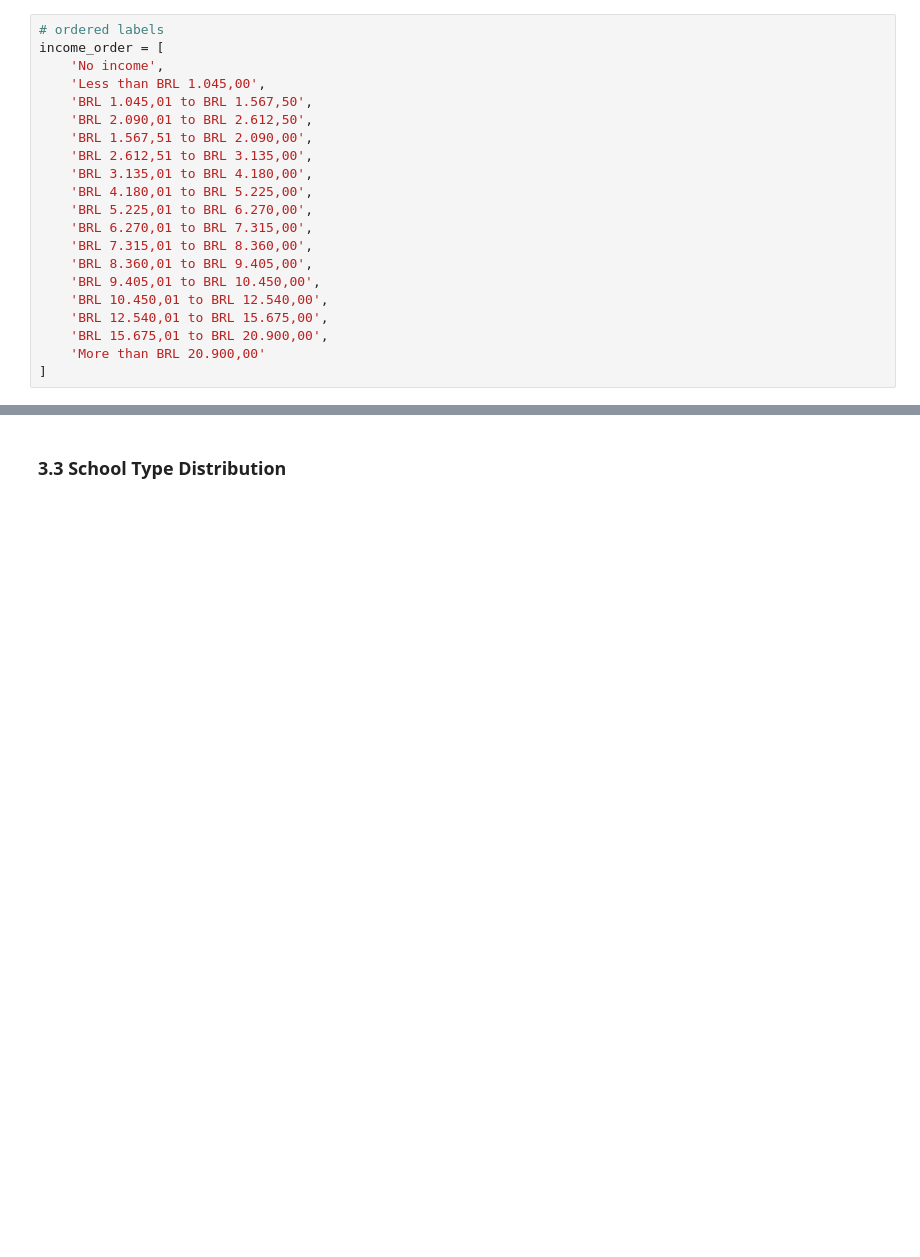
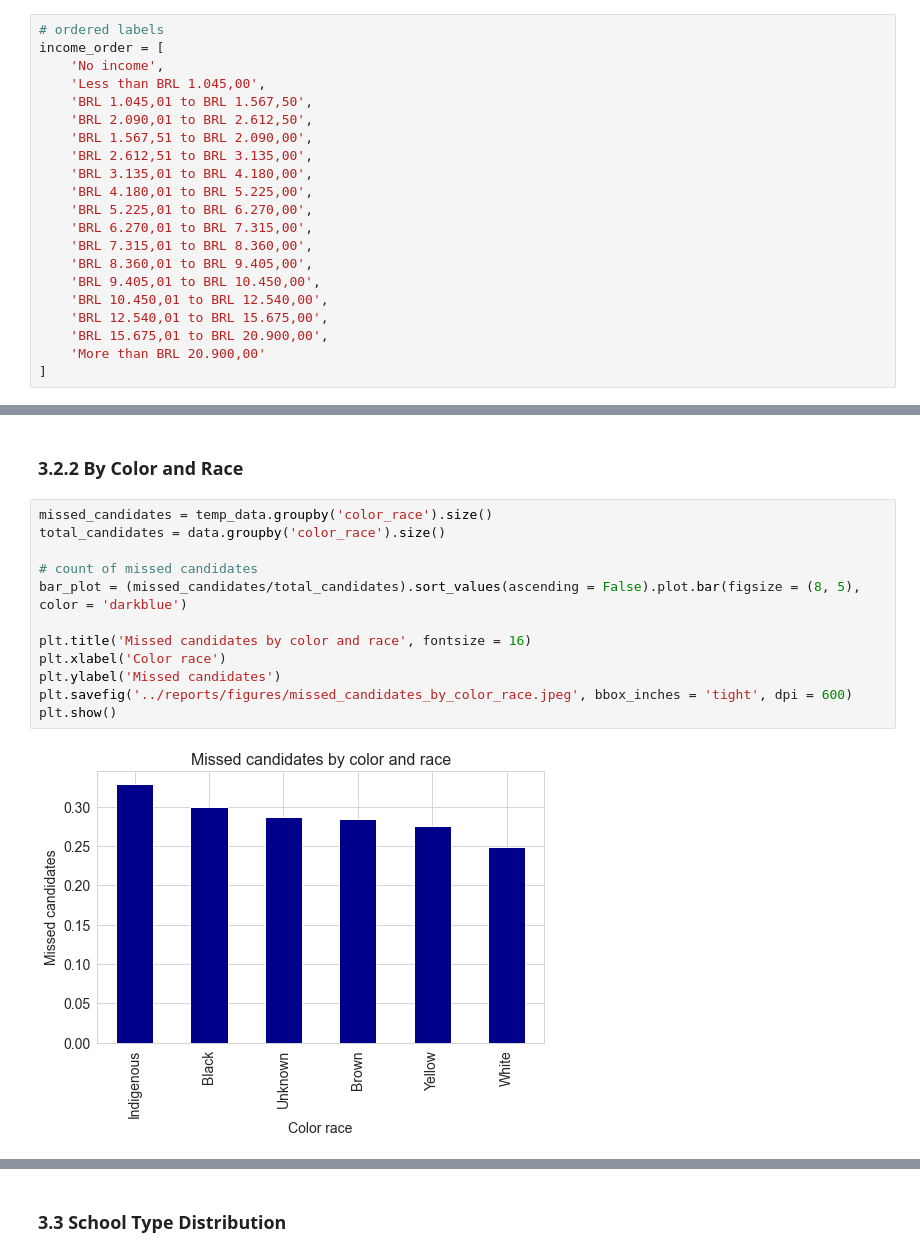
Before and after one commit to Dellonath/educational-data-mining-enem, a Jupyter notebook: notebooks/1.0-exploratory-data-analysis.ipynb, the cells around one changed output, grey strips where cells are left out. Saved outputs shown, nothing was run; the diff lists cells and outputs as text; blank space fills up the shorter version.

```diff
--- a/notebooks/1.0-exploratory-data-analysis.ipynb
+++ b/notebooks/1.0-exploratory-data-analysis.ipynb
@@ -95,0 +104,16 @@ plt.show()
+# %% [markdown]
+### 3.2.2 By Color and Race
+# %%
+missed_candidates = temp_data.groupby('color_race').size()
+total_candidates = data.groupby('color_race').size()
+
+# count of missed candidates
+bar_plot = (missed_candidates/total_candidates).sort_values(ascending = False).plot.bar(figsize = (8, 5), color = 'darkblue')
+
+plt.title('Missed candidates by color and race', fontsize = 16)
+plt.xlabel('Color race')
+plt.ylabel('Missed candidates')
+plt.savefig('../reports/figures/missed_candidates_by_color_race.jpeg', bbox_inches = 'tight', dpi = 600)
+plt.show()
+# %% [output]
+[figure, added]
```
Also changed, not shown: parts of 16 cells of this notebook, 13 other files.
